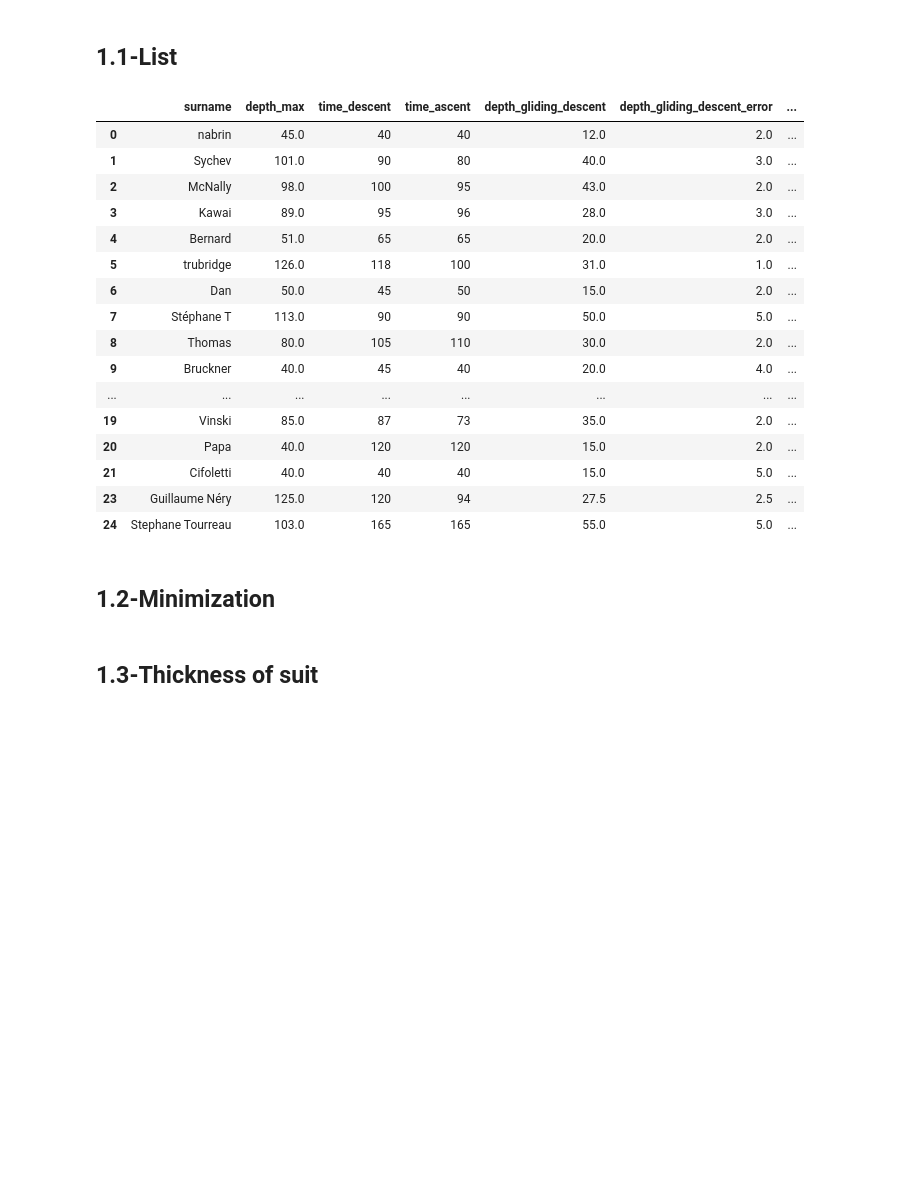
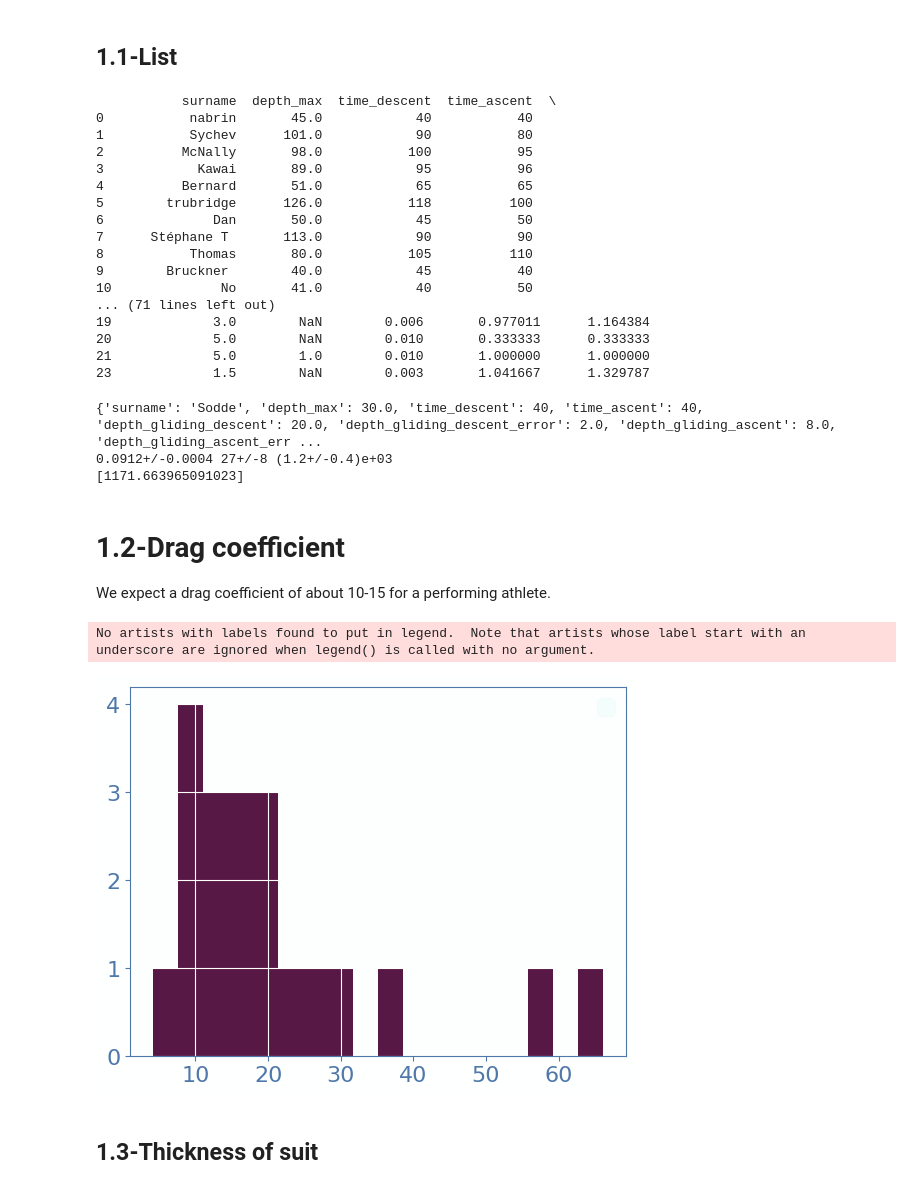
Before and after one commit to gtherin/aplast, a Jupyter notebook: notebooks/aplast.ipynb, the cells around one changed output. Cells and saved outputs as stored; diff of their text form; code cells hidden in the pictures; blank space fills up the shorter version.

```diff
--- a/notebooks/aplast.ipynb
+++ b/notebooks/aplast.ipynb
@@ -36,29 +36,31 @@ import aplast
 # %% [markdown]
 ## 1.1-List <a class="anchor" id="list"></a>
 # %%
-divers = aplast.divers.get_data()
+#divers = aplast.divers.get_data(query="speed_descent > -0.7")
+divers = aplast.divers.get_data(query=None)
+print(divers)
 
 divers["volume_tissues"] = aplast.diver.get_volume_tissues(divers.mass_body, divers.mass_ballast, divers.volume_suit, divers.volume_lungs, divers.speed_descent, divers.speed_ascent, divers["depth_gliding_descent"], divers["depth_gliding_ascent"])
 divers["drag_coefficient"] = aplast.diver.get_drag_coefficient(divers.volume_suit, divers.volume_lungs, divers.speed_descent, divers.speed_ascent, divers["depth_gliding_descent"], divers["depth_gliding_ascent"])
 
-divers
+divers.sort_values("depth_max")
+
+divers = aplast.divers.minimize()
 # %% [output]
-|  | surname | depth_max | time_descent | time_ascent | depth_gliding_descent | depth_gliding_descent_error | ... |
-| 0 | nabrin | 45.0 | 40 | 40 | 12.0 | 2.0 | ... |
-| 1 | Sychev | 101.0 | 90 | 80 | 40.0 | 3.0 | ... |
-| 2 | McNally | 98.0 | 100 | 95 | 43.0 | 2.0 | ... |
-| 3 | Kawai | 89.0 | 95 | 96 | 28.0 | 3.0 | ... |
-| 4 | Bernard | 51.0 | 65 | 65 | 20.0 | 2.0 | ... |
-| 5 | trubridge | 126.0 | 118 | 100 | 31.0 | 1.0 | ... |
-| 6 | Dan | 50.0 | 45 | 50 | 15.0 | 2.0 | ... |
-| 7 | Stéphane T | 113.0 | 90 | 90 | 50.0 | 5.0 | ... |
-| 8 | Thomas | 80.0 | 105 | 110 | 30.0 | 2.0 | ... |
-| 9 | Bruckner | 40.0 | 45 | 40 | 20.0 | 4.0 | ... |
-| ... | ... | ... | ... | ... | ... | ... | ... |
-| 19 | Vinski | 85.0 | 87 | 73 | 35.0 | 2.0 | ... |
-| 20 | Papa | 40.0 | 120 | 120 | 15.0 | 2.0 | ... |
-| 21 | Cifoletti | 40.0 | 40 | 40 | 15.0 | 5.0 | ... |
-| 23 | Guillaume Néry | 125.0 | 120 | 94 | 27.5 | 2.5 | ... |
-| 24 | Stephane Tourreau | 103.0 | 165 | 165 | 55.0 | 5.0 | ... |
+           surname  depth_max  time_descent  time_ascent  \
+0           nabrin       45.0            40           40
+1           Sychev      101.0            90           80
+2          McNally       98.0           100           95
+3            Kawai       89.0            95           96
+4          Bernard       51.0            65           65
+5        trubridge      126.0           118          100
+6              Dan       50.0            45           50
+7      Stéphane T       113.0            90           90
+8           Thomas       80.0           105          110
+9        Bruckner        40.0            45           40
+10              No       41.0            40           50
+... (71 lines left out)
+19             3.0        NaN        0.006       0.977011      1.164384
+20             5.0        NaN        0.010       0.333333      0.333333
+21             5.0        1.0        0.010       1.000000      1.000000
+23             1.5        NaN        0.003       1.041667      1.329787
-# %% [markdown]
-## 1.2-Minimization <a class="anchor" id="minimization"></a>
@@ -67,3 +67,27 @@ divers = aplast.divers.minimize()
+# %%
+diver = aplast.divers.get_data(surname="Sodde")
+d = diver.data
+
+print(d)
+print(diver.volume_tissues, diver.drag_coefficient, diver.total_work)
+#diver.minimize()
+
+
+print(diver.get_total_work())
+# %% [output]
+{'surname': 'Sodde', 'depth_max': 30.0, 'time_descent': 40, 'time_ascent': 40, 'depth_gliding_descent': 20.0, 'depth_gliding_descent_error': 2.0, 'depth_gliding_ascent': 8.0, 'depth_gliding_ascent_err ...
+0.0912+/-0.0004 27+/-8 (1.2+/-0.4)e+03
+[1171.663965091023]
+# %% [markdown]
+# 1.2-Drag coefficient
+
+We expect a drag coefficient of about 10-15 for a performing athlete.
+# %%
+divers["drag_coefficient"].hist(bins=18)
+plt.legend();
+# %% [output]
+No artists with labels found to put in legend.  Note that artists whose label start with an underscore are ignored when legend() is called with no argument.
+[figure, added]
 # %% [markdown]
 ## 1.3-Thickness of suit <a class="anchor" id="suit"></a>
 # %%
```
Also changed, not shown: parts of 4 cells of this notebook, 2 other files.
